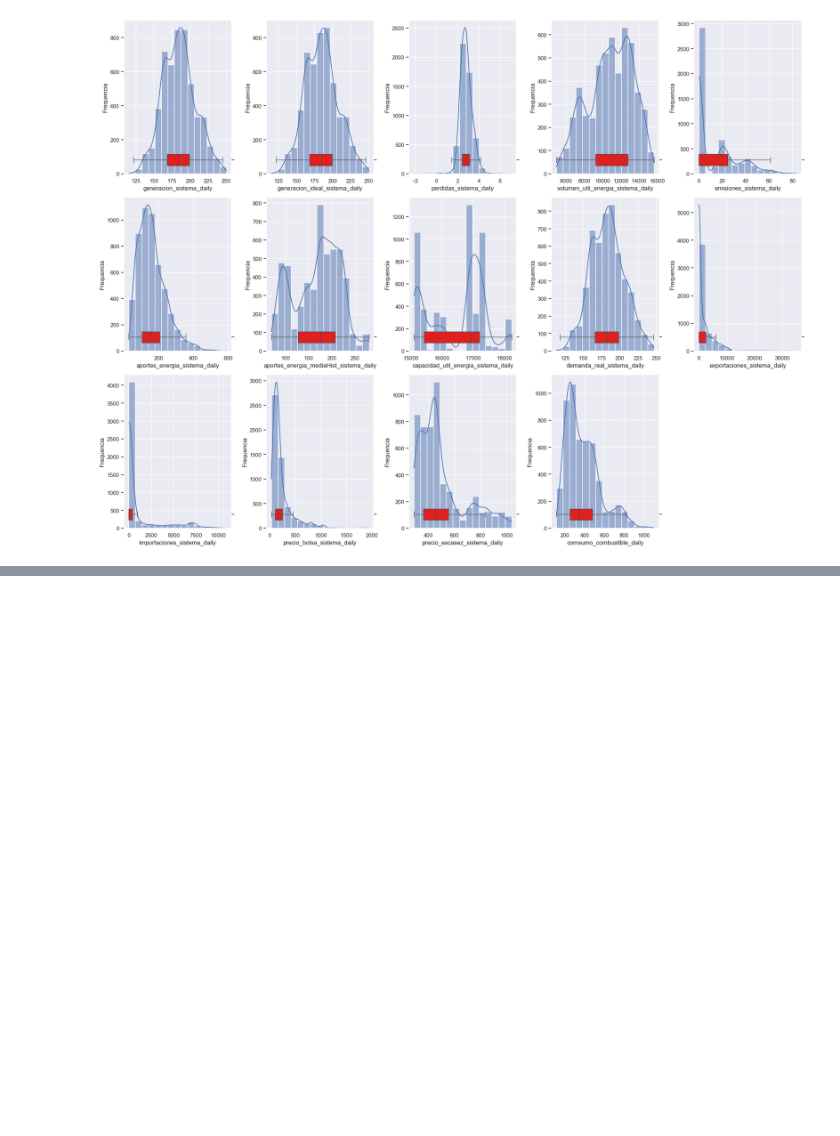
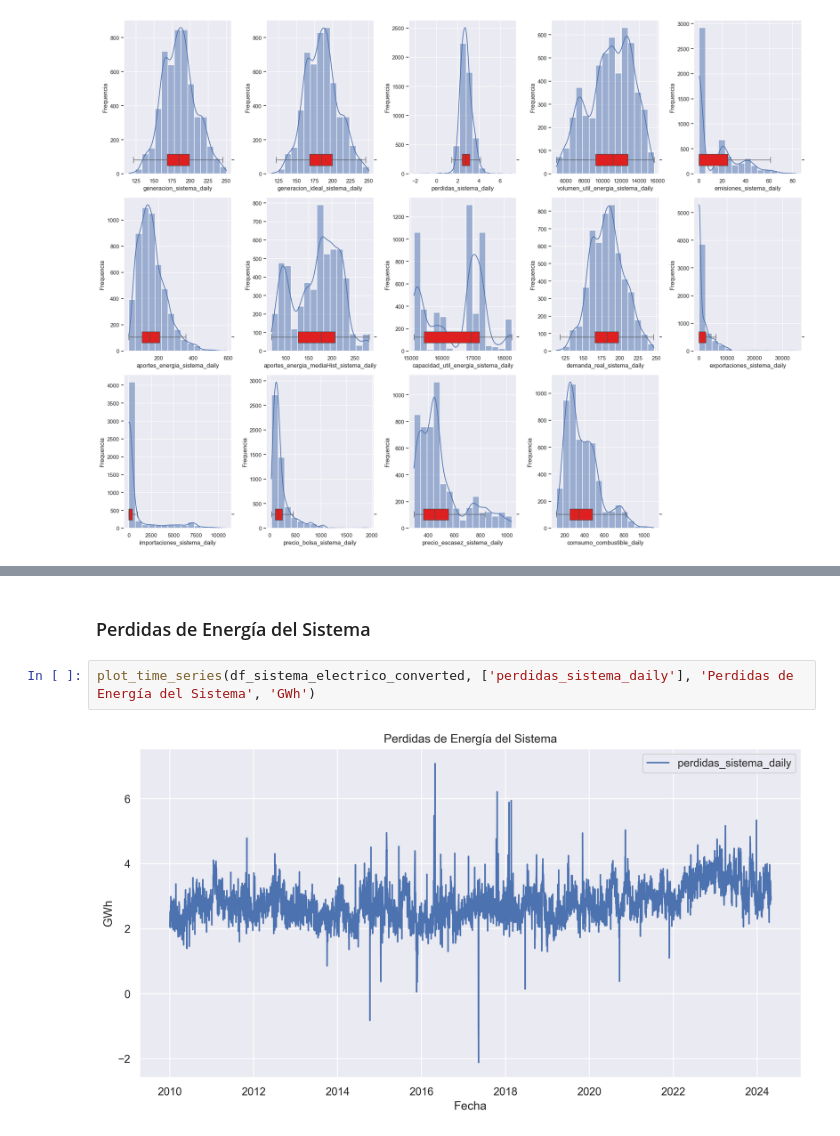
Before and after one commit to sistema-electrico-colombia/transform-EDA, a Jupyter notebook: exploratory_data_analysis.ipynb, the cells around one changed output, grey strips where cells are left out. Drawn from its saved outputs; the diff is of its cells as text; blank space fills up the shorter version.

```diff
--- a/exploratory_data_analysis.ipynb
+++ b/exploratory_data_analysis.ipynb
@@ -236,0 +266,6 @@ def plot_time_series(df, columns_to_plot, titulo, unidades):
+# %% [markdown]
+### Perdidas de Energía del Sistema
+# %%
+plot_time_series(df_sistema_electrico_converted, ['perdidas_sistema_daily'], 'Perdidas de Energía del Sistema', 'GWh')
+# %% [output]
+[figure, added]
```
Also changed, not shown: parts of 15 cells of this notebook.
